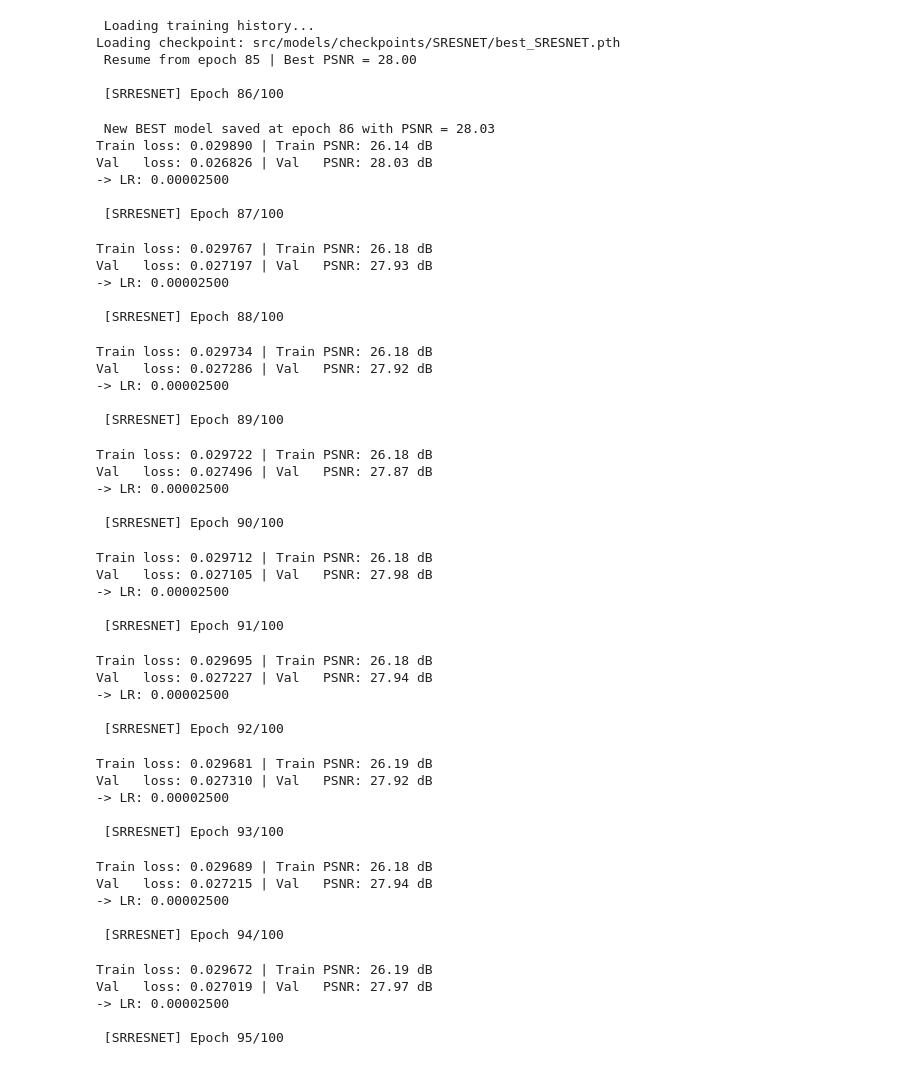
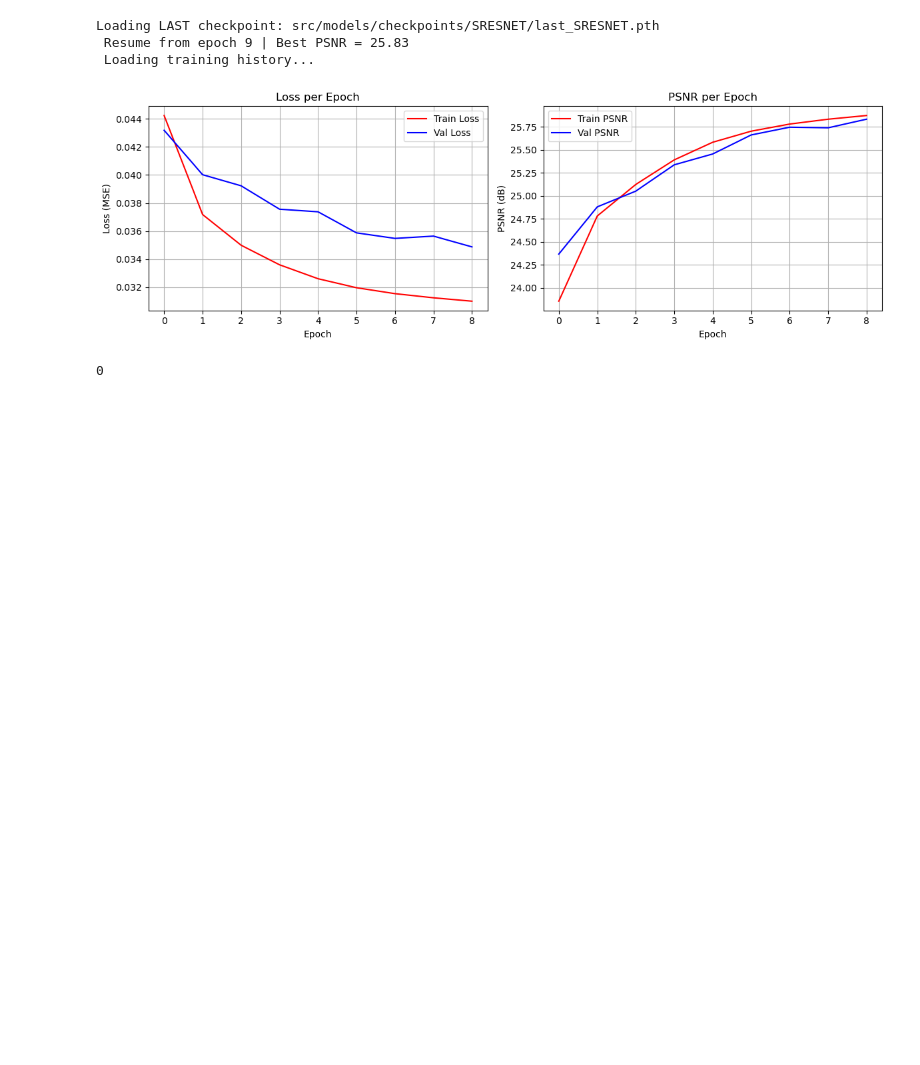
Before and after one commit to NadiYasser/Satellite_Super_Resulotion0, a Jupyter notebook: notebooks/yasser/SRRESNET_final_training.ipynb, the cells around one changed output. Drawn from its saved outputs; the diff is of its cells as text; code cells hidden in the pictures; blank space fills up the shorter version.

Commit message:
final training

```diff
--- a/notebooks/yasser/SRRESNET_final_training.ipynb
+++ b/notebooks/yasser/SRRESNET_final_training.ipynb
@@ -28,14 +28,14 @@ print(f"device : {device}")
 
 # CONFIG FROM YAML
 data_root      = CONFIG["paths"]["output_root"]
-batch_size     = 16 #CONFIG["training"]["batch_size"]
+batch_size     = CONFIG["training"]["batch_size"]
 num_workers    = CONFIG["training"]["num_workers"]
 use_aug        = CONFIG["training"].get("use_augmentation", True)
 
 # HYPERPARAMS FROM CONFIG
 lr              = 0.0001 #CONFIG["training"]["lr"]
 weight_decay    = 0.0001
-num_epochs      = 15 #CONFIG["training"]["epochs"]
+num_epochs      = 5 #CONFIG["training"]["epochs"]
 step_size       = 30 #CONFIG["training"]["scheduler_step_size"]
 gamma           = 0.5 #CONFIG["training"]["scheduler_gamma"]
 
@@ -48,6 +48,17 @@ train_loader, val_loader, test_loader = create_loaders(
     num_workers=num_workers,
     use_augmentation=use_aug
 )
+
+model = SRResNet().to(device)
+
+criterion = nn.L1Loss()
+optimizer = optim.Adam(model.parameters(), lr=lr, betas=(0.9, 0.999), weight_decay=weight_decay)
+scheduler = optim.lr_scheduler.MultiStepLR(optimizer, milestones=[15, 30, 45], gamma=0.5)
+
+
+best_model_path = CONFIG["model"]["best_SRESNET_path"]
+last_model_path = CONFIG["model"]["last_SRESNET_path"]
+history_path = CONFIG["history"]["SRESNET_history_path"]
 # %% [output]
 device : cuda
 
@@ -58,77 +69,26 @@ device : cuda
 # %%
-model = SRResNet().to(device)
-
-criterion = nn.L1Loss()
-optimizer = optim.Adam(model.parameters(), lr=lr, weight_decay=weight_decay)
-scheduler = optim.lr_scheduler.StepLR(optimizer, step_size=step_size, gamma=gamma)
-best_model_path = CONFIG["model"]["best_SRESNET_path"]
-history_path = CONFIG["history"]["SRESNET_history_path"]
-
+num_epochs = 0
 train_model_sr(
     model=model,
     model_name="SRRESNET",
     train_loader=train_loader,
     val_loader=val_loader,
     device=device,
     criterion=criterion,
     optimizer=optimizer,
     scheduler=scheduler,
     num_epochs=num_epochs,
     scale_factor=4,
     model_requires_upscale=False,
     best_model_path=best_model_path,
+    last_model_path=last_model_path,
+    mode="resume",
     history_path=history_path,
     use_amp=True
 )
 # %% [output]
+Loading LAST checkpoint: src/models/checkpoints/SRESNET/last_SRESNET.pth
+ Resume from epoch 9 | Best PSNR = 25.83
  Loading training history...
-Loading checkpoint: src/models/checkpoints/SRESNET/best_SRESNET.pth
- Resume from epoch 85 | Best PSNR = 28.00
-
- [SRRESNET] Epoch 86/100
+[figure, added]
- New BEST model saved at epoch 86 with PSNR = 28.03
-Train loss: 0.029890 | Train PSNR: 26.14 dB
-Val   loss: 0.026826 | Val   PSNR: 28.03 dB
--> LR: 0.00002500
-
- [SRRESNET] Epoch 87/100
+0
-Train loss: 0.029767 | Train PSNR: 26.18 dB
-Val   loss: 0.027197 | Val   PSNR: 27.93 dB
--> LR: 0.00002500
-
- [SRRESNET] Epoch 88/100
-Train loss: 0.029734 | Train PSNR: 26.18 dB
-Val   loss: 0.027286 | Val   PSNR: 27.92 dB
--> LR: 0.00002500
-
- [SRRESNET] Epoch 89/100
-Train loss: 0.029722 | Train PSNR: 26.18 dB
-Val   loss: 0.027496 | Val   PSNR: 27.87 dB
--> LR: 0.00002500
-
- [SRRESNET] Epoch 90/100
-Train loss: 0.029712 | Train PSNR: 26.18 dB
-Val   loss: 0.027105 | Val   PSNR: 27.98 dB
--> LR: 0.00002500
-
- [SRRESNET] Epoch 91/100
-Train loss: 0.029695 | Train PSNR: 26.18 dB
-Val   loss: 0.027227 | Val   PSNR: 27.94 dB
--> LR: 0.00002500
-
- [SRRESNET] Epoch 92/100
-Train loss: 0.029681 | Train PSNR: 26.19 dB
-Val   loss: 0.027310 | Val   PSNR: 27.92 dB
--> LR: 0.00002500
-
- [SRRESNET] Epoch 93/100
-Train loss: 0.029689 | Train PSNR: 26.18 dB
-Val   loss: 0.027215 | Val   PSNR: 27.94 dB
--> LR: 0.00002500
-
- [SRRESNET] Epoch 94/100
-Train loss: 0.029672 | Train PSNR: 26.19 dB
-Val   loss: 0.027019 | Val   PSNR: 27.97 dB
--> LR: 0.00002500
-
- [SRRESNET] Epoch 95/100
```
Also changed, not shown: parts of 5 cells of this notebook, 1 other file.
